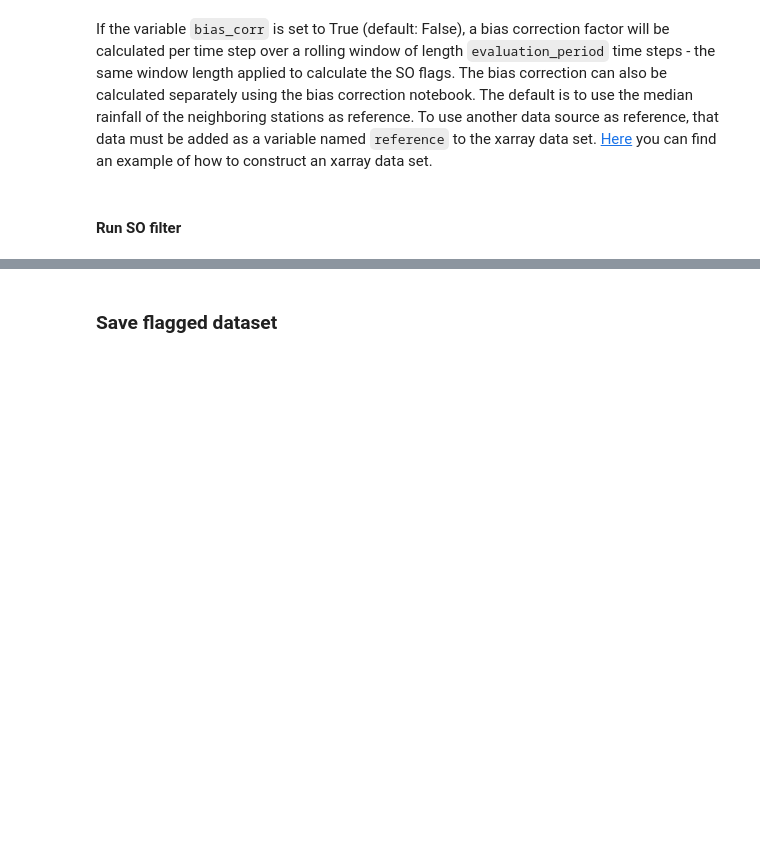
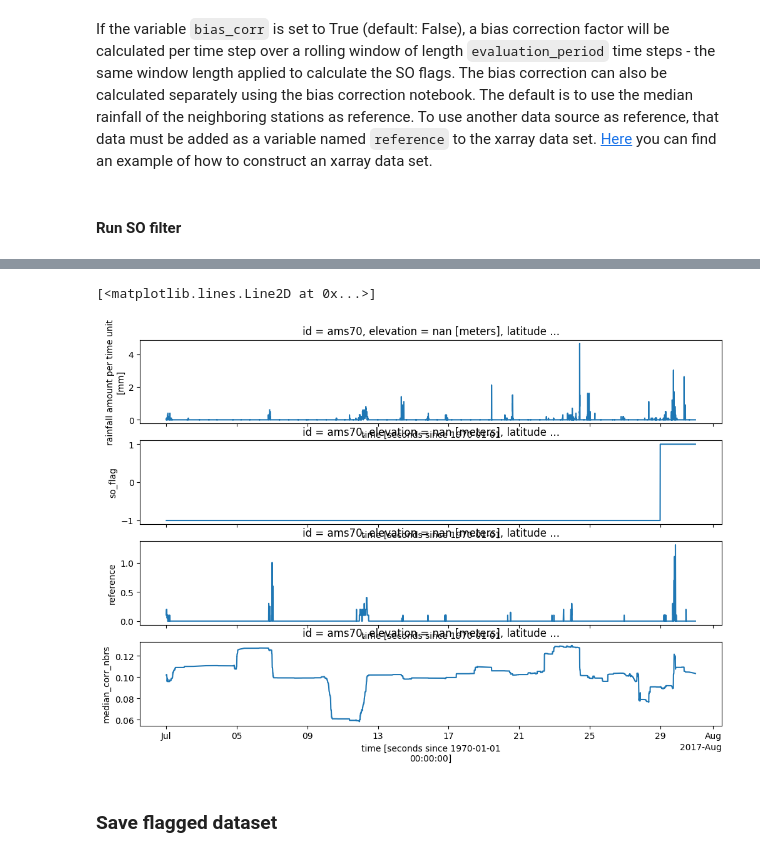
Before and after one commit to OpenSenseAction/pypwsqc, a Jupyter notebook: docs/notebooks/Station_Outlier_filter.ipynb, the cells around one changed output, grey strips where cells are left out. Drawn from its saved outputs; the diff is of its cells as text; code cells hidden in the pictures; blank space fills up the shorter version.

```diff
--- a/docs/notebooks/Station_Outlier_filter.ipynb
+++ b/docs/notebooks/Station_Outlier_filter.ipynb
@@ -137,3 +177,15 @@ Wall time: 0 ns
+# %%
+import matplotlib.pyplot as plt
+
+pws_id = "ams70"
+fig, axs = plt.subplots(4, 1, figsize=(12, 8), sharex=True)
+ds_pws.sel(id=pws_id).rainfall.plot(ax=axs[0])
+ds_pws.sel(id=pws_id).so_flag.plot(ax=axs[1])
+ds_pws.sel(id=pws_id).reference.plot(ax=axs[2])
+ds_pws.sel(id=pws_id).median_corr_nbrs.plot(ax=axs[3])
+# %% [output]
+[<matplotlib.lines.Line2D at 0x...>]
+[figure, added]
 # %% [markdown]
 ### Save flagged dataset
 # %%
```
Also changed, not shown: parts of 8 cells of this notebook.
